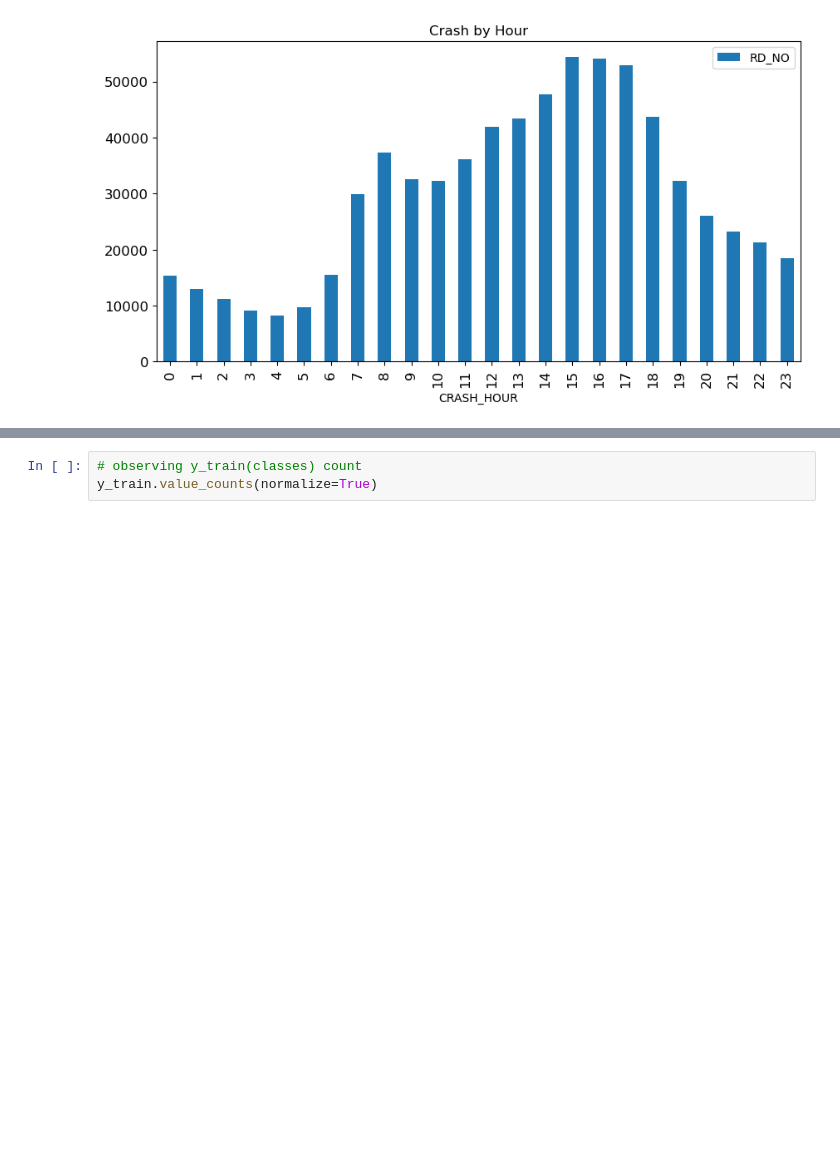
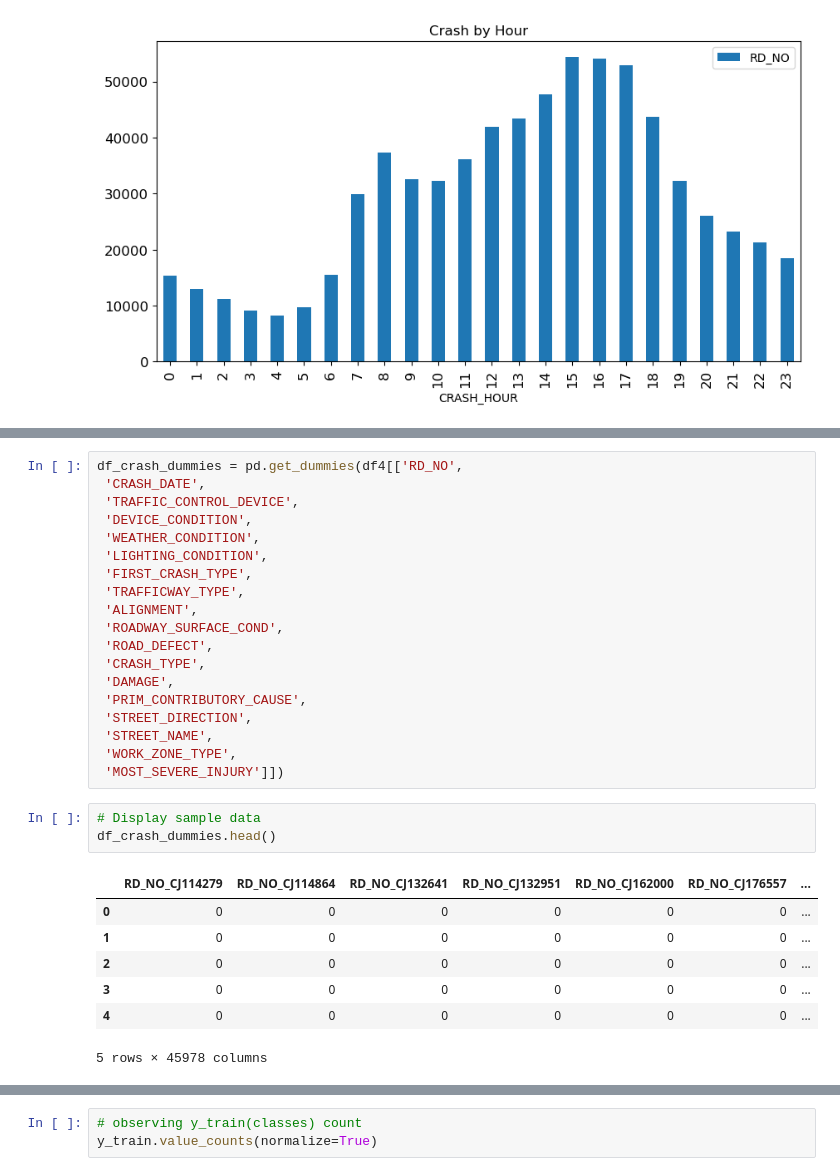
Before and after one commit to SyedFarman/Chicago_Traffic_Crashes, a Jupyter notebook: Main.ipynb, the cells around one changed output, grey strips where cells are left out. Saved outputs shown, nothing was run; the diff lists cells and outputs as text; blank space fills up the shorter version.

```diff
--- a/Main.ipynb
+++ b/Main.ipynb
@@ -618,0 +660,30 @@ X_train_tf
+# %%
+df_crash_dummies = pd.get_dummies(df4[['RD_NO',
+ 'CRASH_DATE',
+ 'TRAFFIC_CONTROL_DEVICE',
+ 'DEVICE_CONDITION',
+ 'WEATHER_CONDITION',
+ 'LIGHTING_CONDITION',
+ 'FIRST_CRASH_TYPE',
+ 'TRAFFICWAY_TYPE',
+ 'ALIGNMENT',
+ 'ROADWAY_SURFACE_COND',
+ 'ROAD_DEFECT',
+ 'CRASH_TYPE',
+ 'DAMAGE',
+ 'PRIM_CONTRIBUTORY_CAUSE',
+ 'STREET_DIRECTION',
+ 'STREET_NAME',
+ 'WORK_ZONE_TYPE',
+ 'MOST_SEVERE_INJURY']])
+# %%
+# Display sample data
+df_crash_dummies.head()
+# %% [output]
+|  | RD_NO_CJ114279 | RD_NO_CJ114864 | RD_NO_CJ132641 | RD_NO_CJ132951 | RD_NO_CJ162000 | RD_NO_CJ176557 | ... |
+| 0 | 0 | 0 | 0 | 0 | 0 | 0 | ... |
+| 1 | 0 | 0 | 0 | 0 | 0 | 0 | ... |
+| 2 | 0 | 0 | 0 | 0 | 0 | 0 | ... |
+| 3 | 0 | 0 | 0 | 0 | 0 | 0 | ... |
+| 4 | 0 | 0 | 0 | 0 | 0 | 0 | ... |
+5 rows × 45978 columns
```
Also changed, not shown: parts of 30 cells of this notebook, 1 other file.
